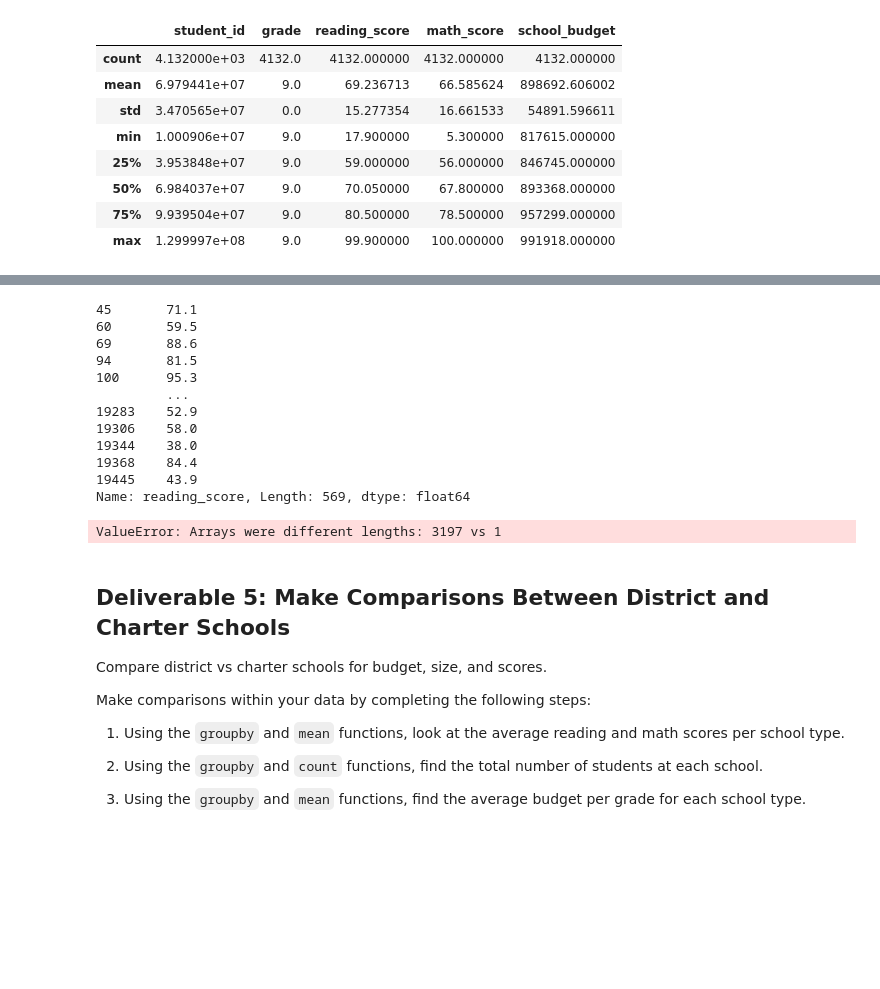
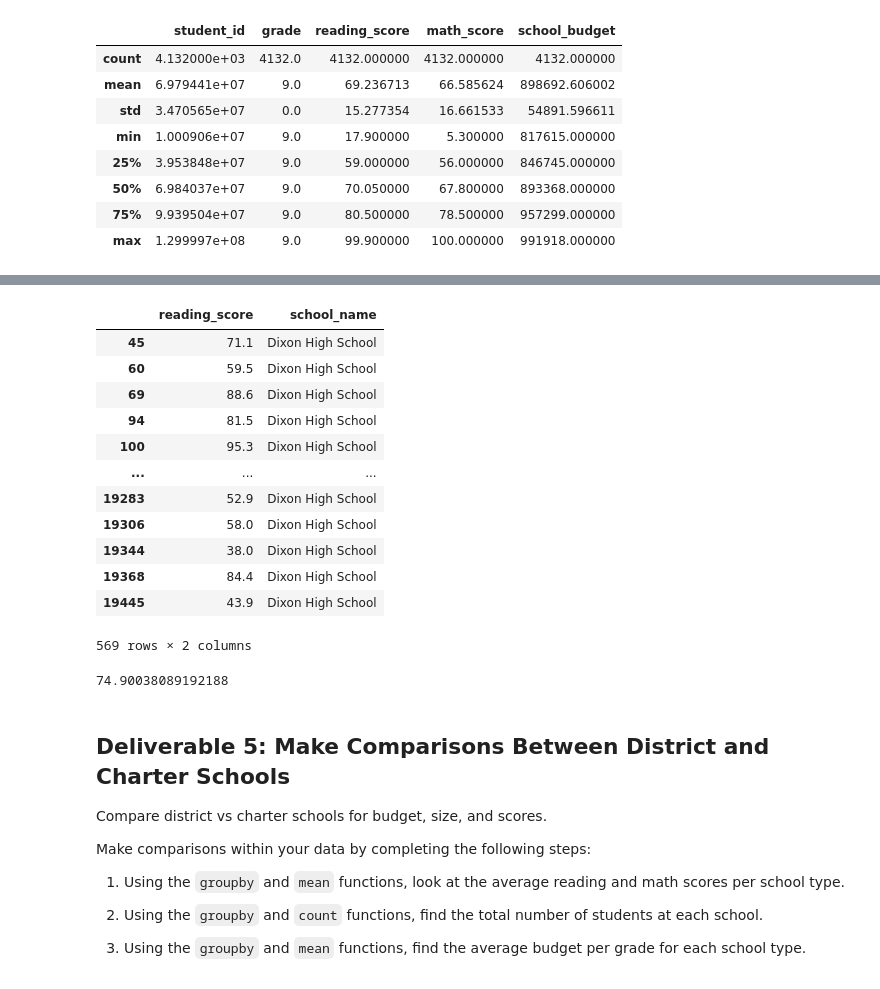
Before and after one commit to jcarter211/School_District_Analysis, a Jupyter notebook: Student_Data_Challenge_Starter_Code/Unsolved/Student_Data_Challenge_Starter_Code.ipynb, the cells around one changed output, grey strips where cells are left out. Drawn from its saved outputs; the diff is of its cells as text; code cells hidden in the pictures; blank space fills up the shorter version.

```diff
--- a/Student_Data_Challenge_Starter_Code/Unsolved/Student_Data_Challenge_Starter_Code.ipynb
+++ b/Student_Data_Challenge_Starter_Code/Unsolved/Student_Data_Challenge_Starter_Code.ipynb
@@ -243,26 +243,28 @@ min_reading_row
 | 3706 | 81758630 | Matthew Thomas | 10 | Dixon High School | 10.5 | 58.4 | Charter | 870334 |
 # %%
 # Use loc with conditionals to select all reading scores from 10th graders at Dixon High School.
-tenth_reading_dixon_df = student_df.loc[student_df["school_name"] == "Dixon High School", "reading_score"][student_df["grade"] == 10]
+tenth_reading_dixon_df = student_df.loc[(student_df["school_name"] == "Dixon High School") & (student_df["grade"] == 10), ["reading_score", "school_name"]]
 tenth_reading_dixon_df
 # %% [output]
+|  | reading_score | school_name |
+| 45 | 71.1 | Dixon High School |
+| 60 | 59.5 | Dixon High School |
+| 69 | 88.6 | Dixon High School |
+| 94 | 81.5 | Dixon High School |
+| 100 | 95.3 | Dixon High School |
+| ... | ... | ... |
+| 19283 | 52.9 | Dixon High School |
+| 19306 | 58.0 | Dixon High School |
+| 19344 | 38.0 | Dixon High School |
+| 19368 | 84.4 | Dixon High School |
+| 19445 | 43.9 | Dixon High School |
-45       71.1
-60       59.5
-69       88.6
-94       81.5
-100      95.3
-         ...
-19283    52.9
-19306    58.0
-19344    38.0
-19368    84.4
-19445    43.9
-Name: reading_score, Length: 569, dtype: float64
+569 rows × 2 columns
 # %%
 # Find the mean reading score for all students in grades 11 and 12 combined.
-eleventh_twelth_df_mean = student_df.loc[student_df["reading_score"][(student_df["grade"] == 11)] & [(student_df["grade"] == 12)]]
+eleventh_twelth_df_mean = student_df[(student_df["grade"] == 11) | (student_df["grade"] == 12)]["reading_score"].mean()
+eleventh_twelth_df_mean
 # %% [output]
-ValueError: Arrays were different lengths: 3197 vs 1
+74.90038089192188
 # %% [markdown]
 ## Deliverable 5: Make Comparisons Between District and Charter Schools
 
```
Also changed, not shown: parts of 2 cells of this notebook.
